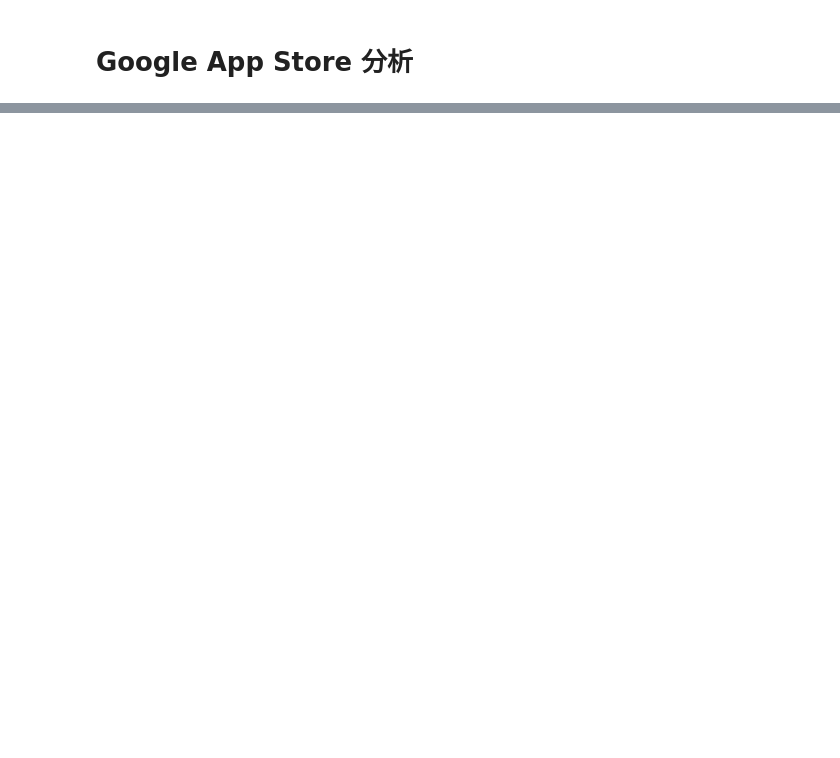
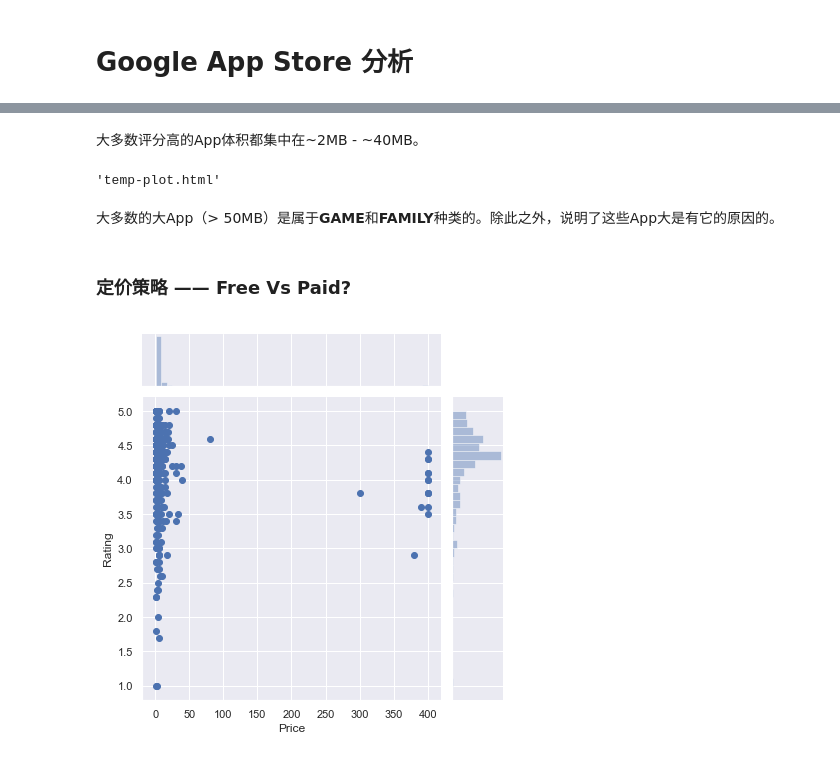
Before and after one commit to dremofly/Google-App-Store, a Jupyter notebook: google.ipynb, the cells around one changed output, grey strips where cells are left out. Cells and saved outputs as stored; diff of their text form; code cells hidden in the pictures; blank space fills up the shorter version.

```diff
--- a/google.ipynb
+++ b/google.ipynb
@@ -25,0 +319,34 @@ warnings.filterwarnings('ignore')
+# %% [markdown]
+大多数评分高的App体积都集中在~2MB - ~40MB。
+# %%
+c = ['hsl('+str(h)+',50%'+',50%)' for h in np.linspace(0,360,len(list(set(groups.Category))))]
+
+subset_df = df[df.Size>40]
+groups_temp = subset_df.groupby('Category').filter(lambda x: len(x)>20)
+
+data = [{
+    'x': groups_temp.loc[subset_df.Category==category[1]]['Rating'],
+    'type': 'scatter',
+    'y': subset_df['Size'],
+    'name': str(category[1]),
+    'mode': 'markers',
+    'showlegend': True,
+} for category in enumerate(['GAME', 'FAMILY'])]
+
+layout = {'title':'Rating vs Size',
+         'xaxis': {'title': 'Rating'},
+         'yaxis': {'title': 'Size (in MB)'},
+         'plot_bgcolor': 'rgb(0,0,0)'}
+
+plotly.offline.plot({'data':data, 'layout':layout})
+# %% [output]
+'temp-plot.html'
+# %% [markdown]
+大多数的大App（> 50MB）是属于**GAME**和**FAMILY**种类的。除此之外，说明了这些App大是有它的原因的。
+# %% [markdown]
+### 定价策略 —— Free Vs Paid?
+# %%
+paid_apps = df[df.Price>0]
+p = sns.jointplot('Price', 'Rating', paid_apps)
+# %% [output]
+[figure, added]
```
Also changed, not shown: parts of 86 cells of this notebook, 2 other files.
